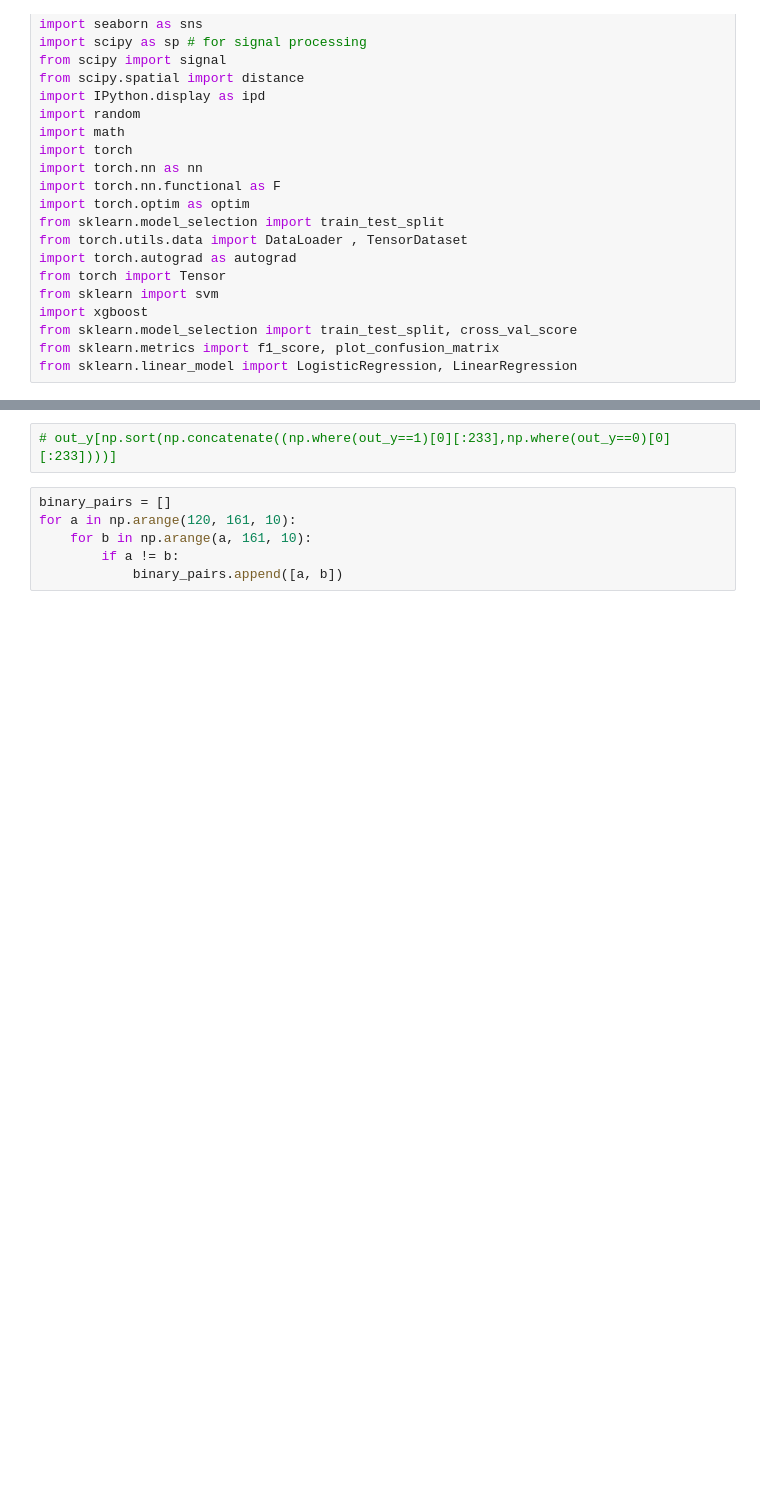
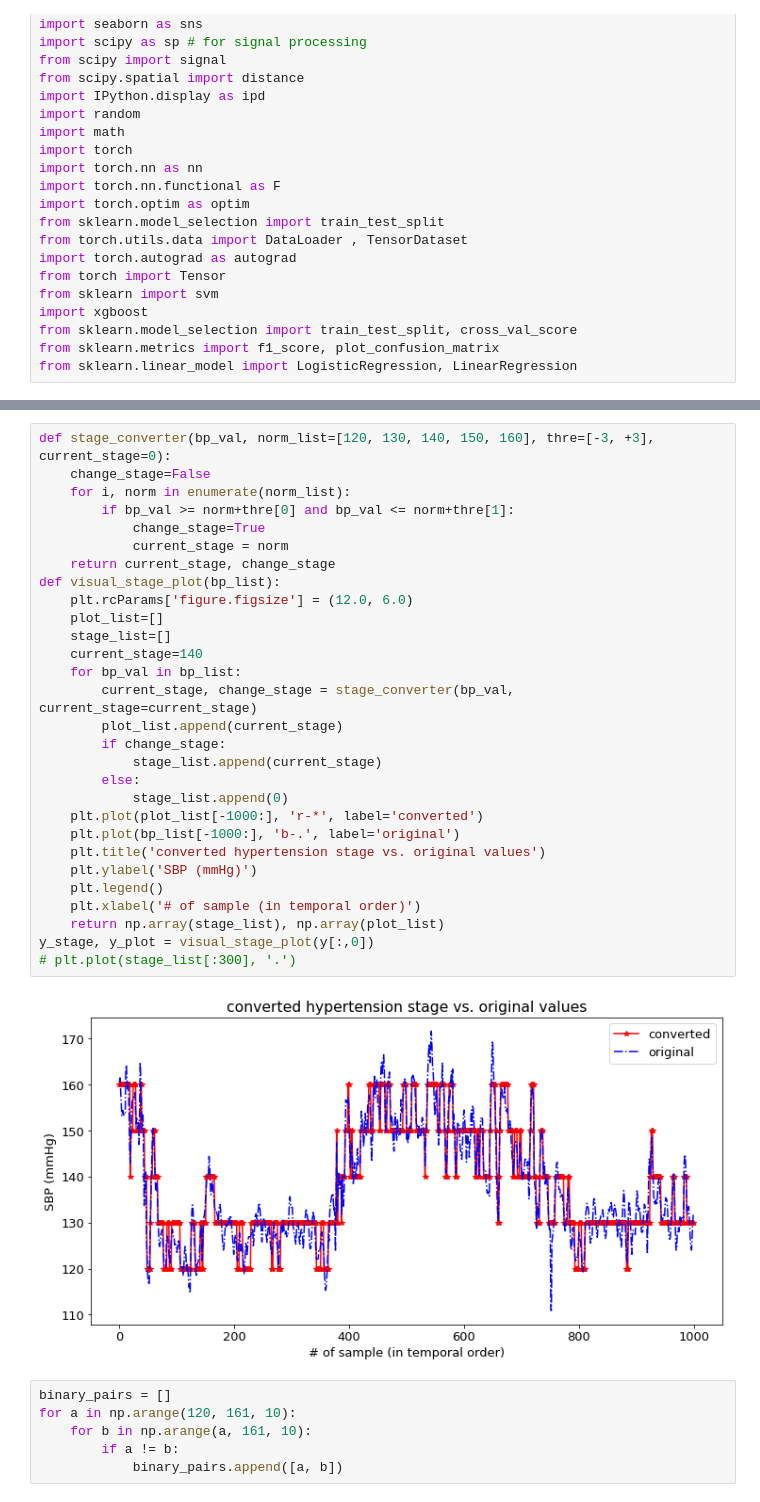
Before and after one commit to Innoversa/subject_variance_analysis, a Jupyter notebook: bin_classification.ipynb, the cells around one changed output, grey strips where cells are left out. Cells and saved outputs as stored; diff of their text form; blank space fills up the shorter version.

```diff
--- a/bin_classification.ipynb
+++ b/bin_classification.ipynb
@@ -104,5 +145,34 @@ def Binary_Model_Runner(X, y, label_list = [120, 130], split_size=0.2, resample=
 # %%
-# out_y[np.sort(np.concatenate((np.where(out_y==1)[0][:233],np.where(out_y==0)[0][:233])))]
+def stage_converter(bp_val, norm_list=[120, 130, 140, 150, 160], thre=[-3, +3], current_stage=0):
+    change_stage=False
+    for i, norm in enumerate(norm_list):
+        if bp_val >= norm+thre[0] and bp_val <= norm+thre[1]:
+            change_stage=True
+            current_stage = norm
+    return current_stage, change_stage
+def visual_stage_plot(bp_list):
+    plt.rcParams['figure.figsize'] = (12.0, 6.0)
+    plot_list=[]
+    stage_list=[]
+    current_stage=140
+    for bp_val in bp_list:
+        current_stage, change_stage = stage_converter(bp_val, current_stage=current_stage)
+        plot_list.append(current_stage)
+        if change_stage:
+            stage_list.append(current_stage)
+        else:
+            stage_list.append(0)
+    plt.plot(plot_list[-1000:], 'r-*', label='converted')
+    plt.plot(bp_list[-1000:], 'b-.', label='original')
+    plt.title('converted hypertension stage vs. original values')
+    plt.ylabel('SBP (mmHg)')
+    plt.legend()
+    plt.xlabel('# of sample (in temporal order)')
+    return np.array(stage_list), np.array(plot_list)
+y_stage, y_plot = visual_stage_plot(y[:,0])
+# plt.plot(stage_list[:300], '.')
+# %% [output]
+[figure, added]
 # %%
 binary_pairs = []
 for a in np.arange(120, 161, 10):
```
Also changed, not shown: parts of 15 cells of this notebook, 3 other files.
